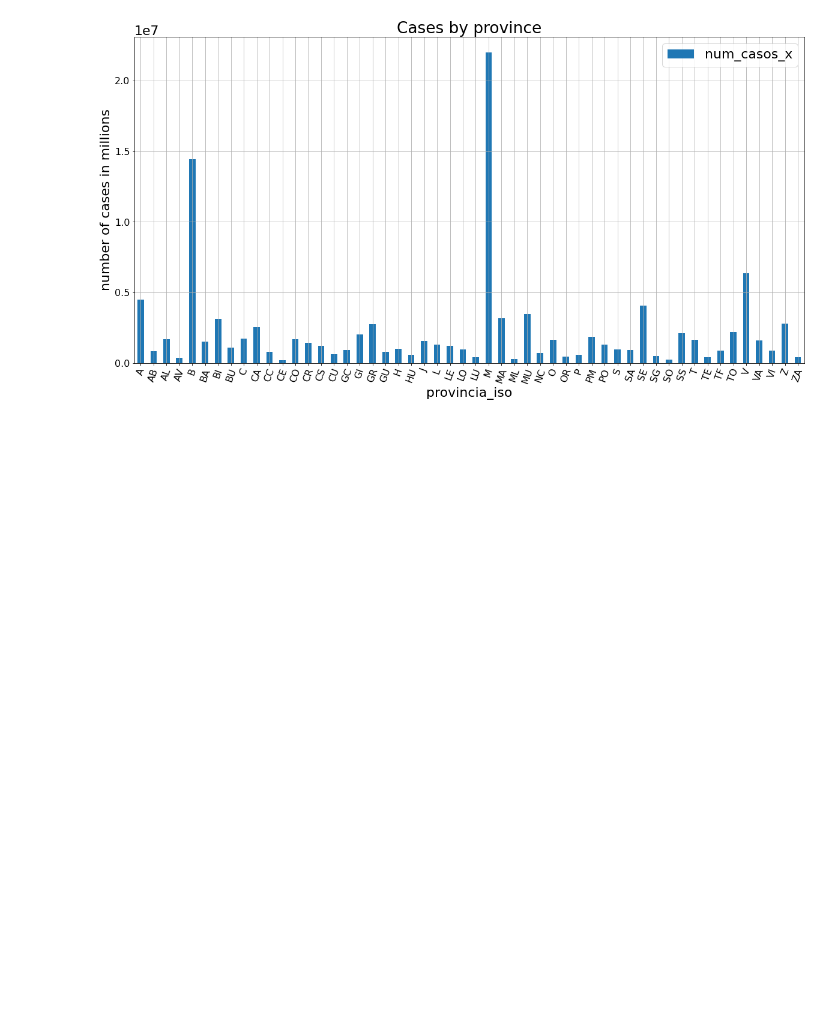
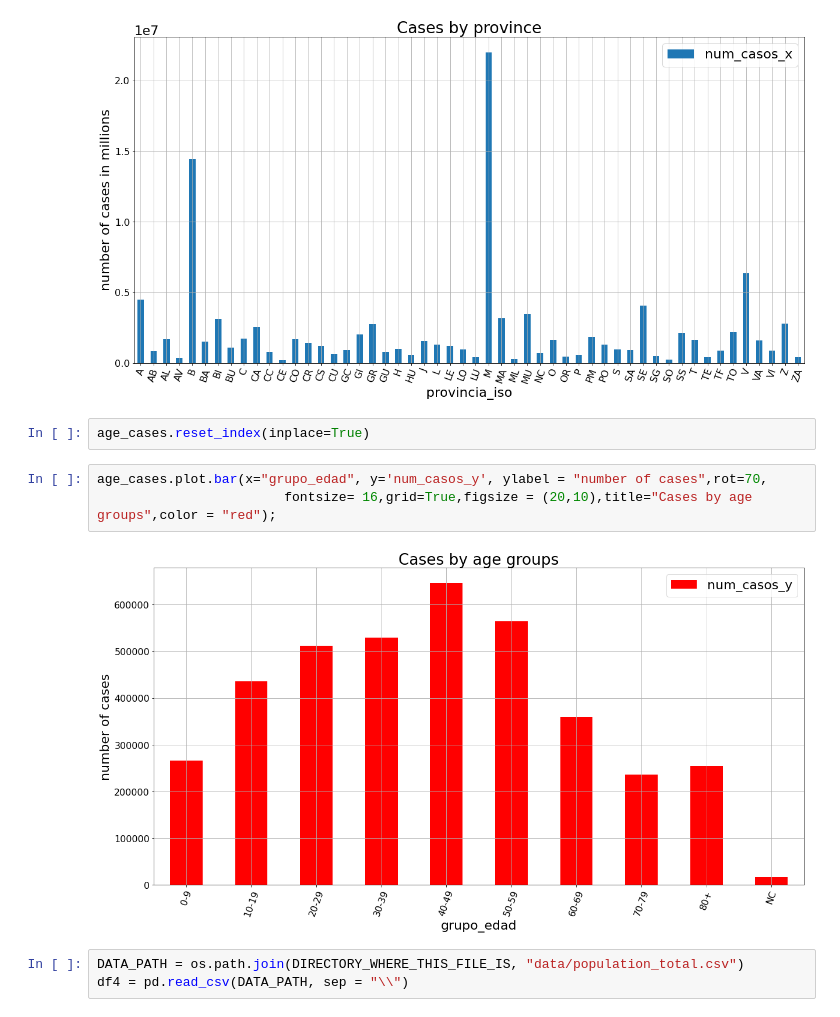
Before and after one commit to Pierre-mulliez1/predict_covid, a Jupyter notebook: EDA.ipynb, the cells around one changed output. Drawn from its saved outputs; the diff is of its cells as text; blank space fills up the shorter version.

```diff
--- a/EDA.ipynb
+++ b/EDA.ipynb
@@ -108,3 +91,13 @@ print("Note that cases are not unique")
 Note that cases are not unique
 <Figure size 432x288 with 0 Axes>
 [figure]
+# %%
+age_cases.reset_index(inplace=True)
+# %%
+age_cases.plot.bar(x="grupo_edad", y='num_casos_y', ylabel = "number of cases",rot=70,
+                        fontsize= 16,grid=True,figsize = (20,10),title="Cases by age groups",color = "red");
+# %% [output]
+[figure, added]
+# %%
+DATA_PATH = os.path.join(DIRECTORY_WHERE_THIS_FILE_IS, "data/population_total.csv")
+df4 = pd.read_csv(DATA_PATH, sep = "\\")
```
Also changed, not shown: parts of 18 cells of this notebook, 3 other files.
